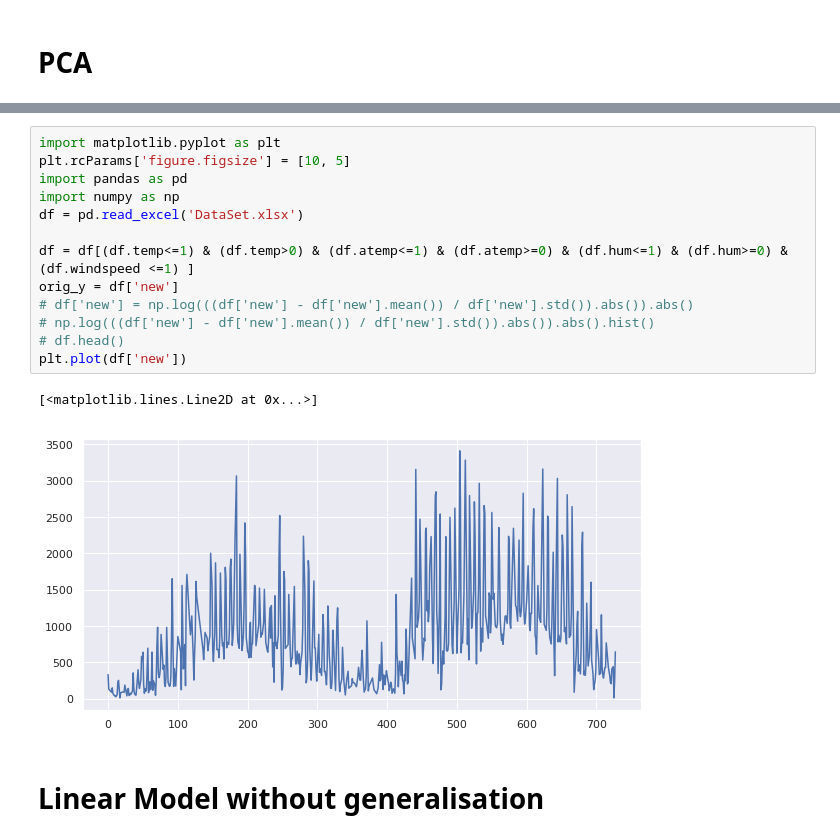
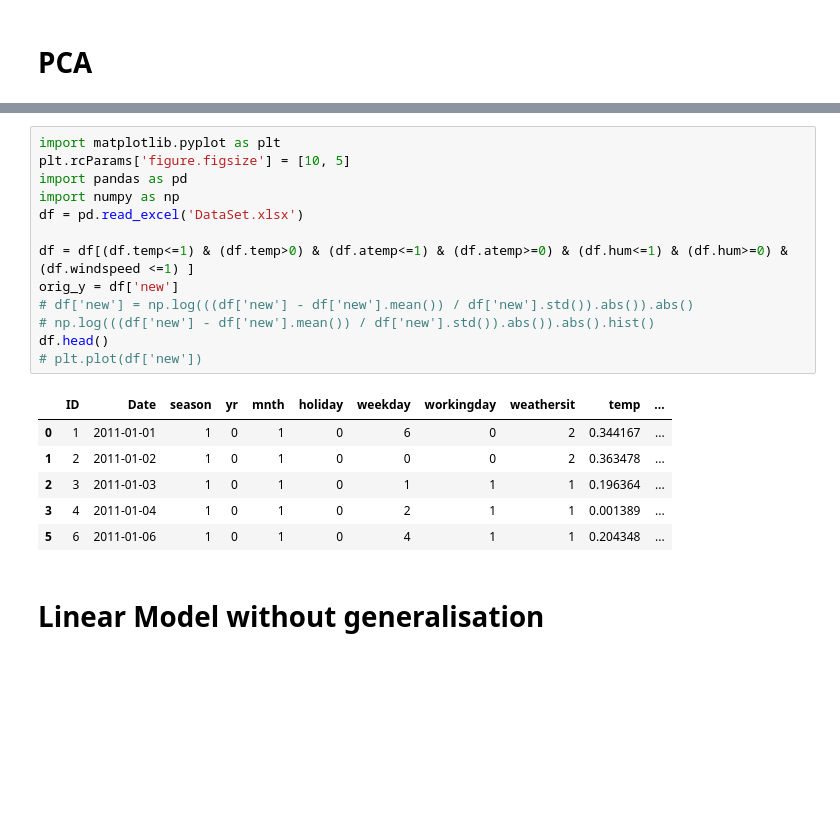
Before and after one commit to eyyupoglu/ML_project2, a Jupyter notebook: project2.ipynb, the cells around one changed output, grey strips where cells are left out. Saved outputs shown, nothing was run; the diff lists cells and outputs as text; blank space fills up the shorter version.

```diff
--- a/project2.ipynb
+++ b/project2.ipynb
@@ -58,19 +58,23 @@ ax.savefig('projection_data.png')
 # %%
 import matplotlib.pyplot as plt
 plt.rcParams['figure.figsize'] = [10, 5]
 import pandas as pd
 import numpy as np
 df = pd.read_excel('DataSet.xlsx')
 
 df = df[(df.temp<=1) & (df.temp>0) & (df.atemp<=1) & (df.atemp>=0) & (df.hum<=1) & (df.hum>=0) & (df.windspeed <=1) ]
 orig_y = df['new']
 # df['new'] = np.log(((df['new'] - df['new'].mean()) / df['new'].std()).abs()).abs()
 # np.log(((df['new'] - df['new'].mean()) / df['new'].std()).abs()).abs().hist()
-# df.head()
-plt.plot(df['new'])
+df.head()
+# plt.plot(df['new'])
 # %% [output]
-[<matplotlib.lines.Line2D at 0x...>]
-[figure, removed]
+|  | ID | Date | season | yr | mnth | holiday | weekday | workingday | weathersit | temp | ... |
+| 0 | 1 | 2011-01-01 | 1 | 0 | 1 | 0 | 6 | 0 | 2 | 0.344167 | ... |
+| 1 | 2 | 2011-01-02 | 1 | 0 | 1 | 0 | 0 | 0 | 2 | 0.363478 | ... |
+| 2 | 3 | 2011-01-03 | 1 | 0 | 1 | 0 | 1 | 1 | 1 | 0.196364 | ... |
+| 3 | 4 | 2011-01-04 | 1 | 0 | 1 | 0 | 2 | 1 | 1 | 0.001389 | ... |
+| 5 | 6 | 2011-01-06 | 1 | 0 | 1 | 0 | 4 | 1 | 1 | 0.204348 | ... |
 # %% [markdown]
 # Linear Model without generalisation
 # %%
```
Also changed, not shown: parts of 6 cells of this notebook.
